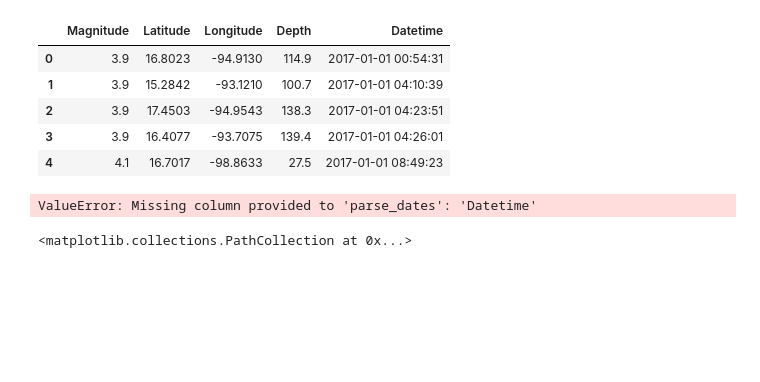
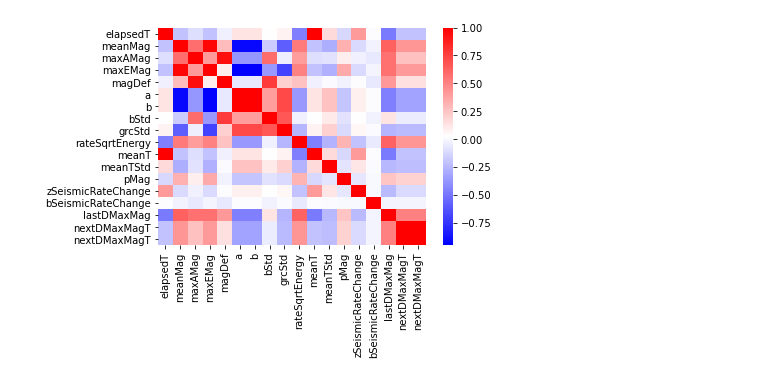
Before and after one commit to juadolfob/SeismicPrediction, a Jupyter notebook: notebooks/testing/prediction.ipynb, the cells around one changed output. Saved outputs shown, nothing was run; the diff lists cells and outputs as text; code cells hidden in the pictures; blank space fills up the shorter version.

```diff
--- a/notebooks/testing/prediction.ipynb
+++ b/notebooks/testing/prediction.ipynb
@@ -14,24 +17,14 @@ from sklearn.preprocessing import MinMaxScaler
 import model
 from model import CalculateFeatures, SelectFeatures
 %matplotlib qt
-# %%
-pdf = pd.DataFrame
-df = model.load_data('../../data/DATA_3_south.csv')
-df.head()
-# %% [output]
-|  | Magnitude | Latitude | Longitude | Depth | Datetime |
-| 0 | 3.9 | 16.8023 | -94.9130 | 114.9 | 2017-01-01 00:54:31 |
-| 1 | 3.9 | 15.2842 | -93.1210 | 100.7 | 2017-01-01 04:10:39 |
-| 2 | 3.9 | 17.4503 | -94.9543 | 138.3 | 2017-01-01 04:23:51 |
-| 3 | 3.9 | 16.4077 | -93.7075 | 139.4 | 2017-01-01 04:26:01 |
-| 4 | 4.1 | 16.7017 | -98.8633 | 27.5 | 2017-01-01 08:49:23 |
 # %%
+
+#delete cached features to generate new features
 if model.features_in_cache():
-    df_model = None
     features = model.load_features_from_cache()
 else:
-    df_model = CalculateFeatures(df, 50, trim_features=True)
+    df = model.load_data('../../data/DATA_3_south.csv')
+    df_model = CalculateFeatures(df, 100, trim_features=True, mag_threshold=6)
     features = df_model.features
-features.head()
+    features.to_csv("../../model/features_cache/features.csv", index=False)
+features.sort_values('nextDMaxMag',inplace=True)
-# %% [output]
-ValueError: Missing column provided to 'parse_dates': 'Datetime'
@@ -42,8 +31,15 @@ features.sort_values('nextDMaxMag',inplace=True)
 # %%
+%matplotlib inline
 X = features[model.FEATURES]
-Y = features[model.TARGETS]
-selected_features = SelectFeatures(features=X, targets=Y, corr_threshold=.95, fixed_features=["b"])
-
-X = X[selected_features[0]].to_numpy()
-Y = Y.to_numpy()
+Y_CONTINUOUS = features[model.TARGETS.CONTINUOUS]
+Y_CATEGORICAL = features[model.TARGETS.CATEGORICAL]
+selected_features = SelectFeatures(features=X, targets=Y_CONTINUOUS, corr_threshold=.95, fixed_features=["b"])
+X = X.to_numpy()
+Y_CONTINUOUS = Y_CONTINUOUS.to_numpy()
+Y_CATEGORICAL = Y_CATEGORICAL.to_numpy()
+corrMatrix = features[model.ALL_FEATURES].corr()
+sns.heatmap(corrMatrix,  cmap="bwr")
+plt.show()
+# %% [output]
+[figure, added]
 # %%
@@ -65,5 +56,0 @@ sizes = np.power(10, Y_norm64.T[0])
-# %%
-%matplotlib qt
-plt.scatter(pca_components[0], pca_components[1], s=sizes, color=colors)
-# %% [output]
-<matplotlib.collections.PathCollection at 0x...>
```
Also changed, not shown: parts of 20 cells of this notebook, 8 other files.
